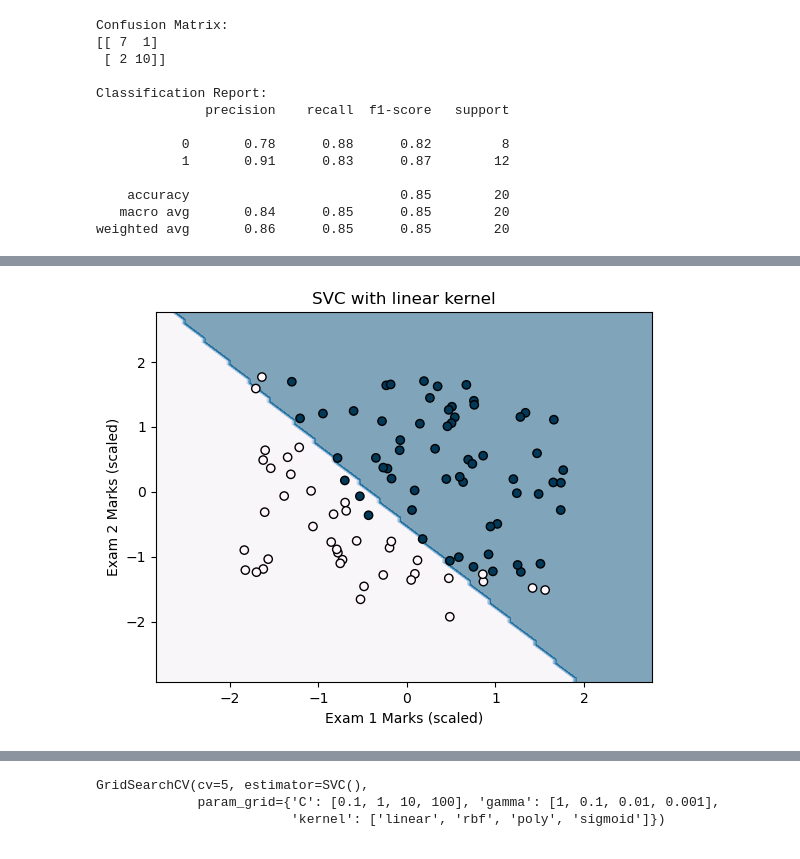
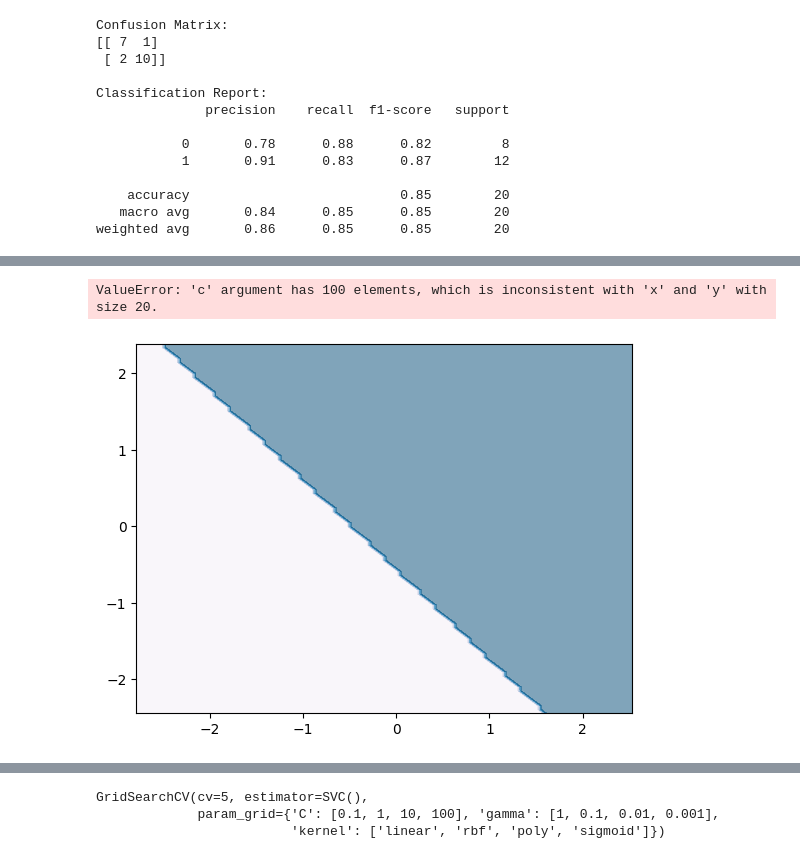
Before and after one commit to gurayarik/MIS447, a Jupyter notebook: 2-classification/2_2_SVM_notebook.ipynb, the cells around one changed output, grey strips where cells are left out. Saved outputs shown, nothing was run; the diff lists cells and outputs as text; code cells hidden in the pictures.

```diff
--- a/2-classification/2_2_SVM_notebook.ipynb
+++ b/2-classification/2_2_SVM_notebook.ipynb
@@ -26,7 +26,7 @@ from sklearn.metrics import classification_report, confusion_matrix
 from sklearn.preprocessing import StandardScaler
 # %%
 #read the dataset
-df = pd.read_csv('2_2_admission_basedon_exam_scores_dataset.csv')
+df = pd.read_csv('2_2_admission_based_on_exam_scores_dataset.csv')
 df.head()
 # %% [output]
 |  | exam_1_marks | exam_2_marks | admission_status |
@@ -101,3 +97,9 @@ X_scaled = scaler.fit_transform(X)
 # %%
 # train test split
-X_train, X_test, y_train, y_test = train_test_split(X_scaled, y, test_size=0.2, random_state=42)
+X_train, X_test, y_train, y_test = train_test_split(X, y, test_size=0.2, random_state=42)
+# %%
+# scale the features
+scaler = StandardScaler()
+
+X_train_scaled = scaler.fit_transform(X_train)
+X_test_scaled = scaler.transform(X_test)
@@ -104,7 +108,7 @@ X_train, X_test, y_train, y_test = train_test_split(X_scaled, y, test_size=0.2,
 # %%
 # Crate and train SVM classifier model
 model = SVC(kernel='linear')  # You can change the kernel as needed (e.g., 'rbf', 'poly', etc.)
-model.fit(X_train, y_train)
+model.fit(X_train_scaled, y_train)
 # %% [output]
 SVC(kernel='linear')
 # %%
@@ -133,23 +165,24 @@ weighted avg       0.86      0.85      0.85        20
 # %%
 # plot the decision boundary with sklearn SVM
 from sklearn.inspection import DecisionBoundaryDisplay
 disp = DecisionBoundaryDisplay.from_estimator(
     model,
-    X_scaled,
+    X_test_scaled,
     response_method="predict",
     cmap=plt.cm.PuBu,
     alpha=0.5,
 )
 disp.ax_.scatter(
-    X_scaled[:, 0],
-    X_scaled[:, 1],
+    X_test_scaled[:, 0],
+    X_test_scaled[:, 1],
     c=y,
     edgecolor="k",
     cmap=plt.cm.PuBu,
 )
 disp.ax_.set_title("SVC with linear kernel")
 plt.xlabel('Exam 1 Marks (scaled)')
 plt.ylabel('Exam 2 Marks (scaled)')
 plt.show()
 # %% [output]
+ValueError: 'c' argument has 100 elements, which is inconsistent with 'x' and 'y' with size 20.
-[figure, old version]
+[figure, new version]
```
Also changed, not shown: parts of 23 cells of this notebook, 8 other files.
